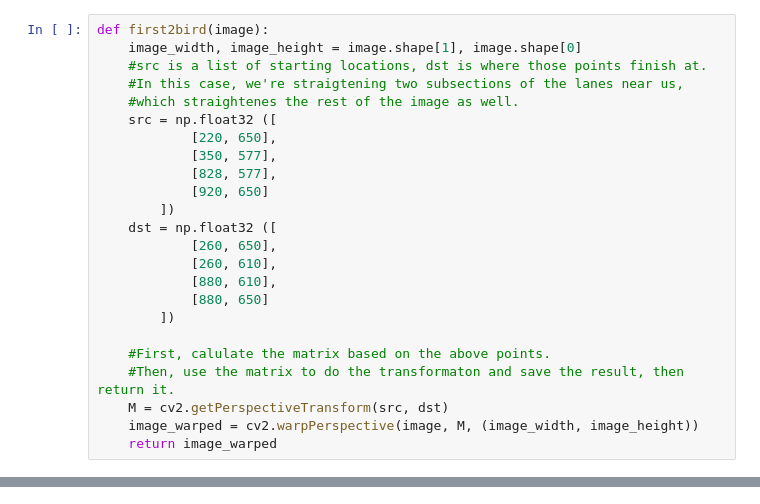
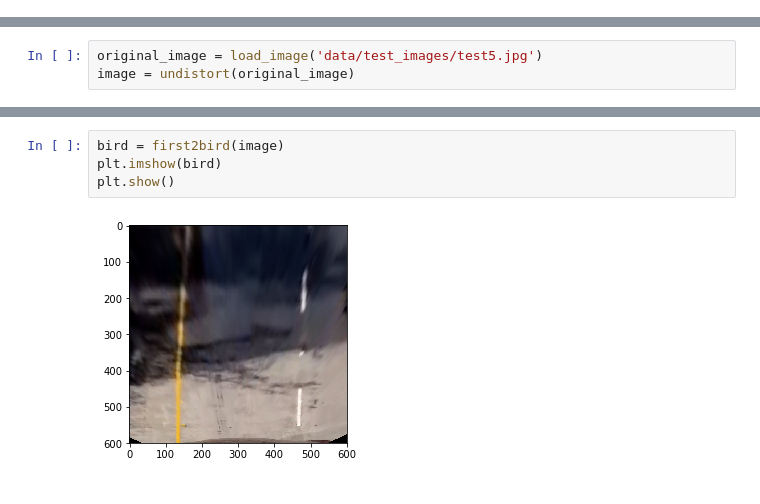
Before and after one commit to BrianStiner-zz/MathMagicMachine, a Jupyter notebook: Project4-CarND/Pipeline.ipynb, the cells around one changed output, grey strips where cells are left out. Drawn from its saved outputs; the diff is of its cells as text.

```diff
--- a/Project4-CarND/Pipeline.ipynb
+++ b/Project4-CarND/Pipeline.ipynb
@@ -255,24 +0,0 @@ def AND_binaryimage():
-# %%
-def first2bird(image):
-    image_width, image_height = image.shape[1], image.shape[0]
-    #src is a list of starting locations, dst is where those points finish at.
-    #In this case, we're straigtening two subsections of the lanes near us,
-    #which straightenes the rest of the image as well.
-    src = np.float32 ([
-            [220, 650],
-            [350, 577],
-            [828, 577],
-            [920, 650]
-        ])
-    dst = np.float32 ([
-            [260, 650],
-            [260, 610],
-            [880, 610],
-            [880, 650]
-        ])
-
-    #First, calulate the matrix based on the above points.
-    #Then, use the matrix to do the transformaton and save the result, then return it.
-    M = cv2.getPerspectiveTransform(src, dst)
-    image_warped = cv2.warpPerspective(image, M, (image_width, image_height))
-    return image_warped
@@ -447,0 +146,3 @@ HTML("""
+# %%
+original_image = load_image('data/test_images/test5.jpg')
+image = undistort(original_image)
@@ -447,0 +154,6 @@ HTML("""
+# %%
+bird = first2bird(image)
+plt.imshow(bird)
+plt.show()
+# %% [output]
+[figure, added]
```
Also changed, not shown: parts of 73 cells of this notebook, 47 other files.
